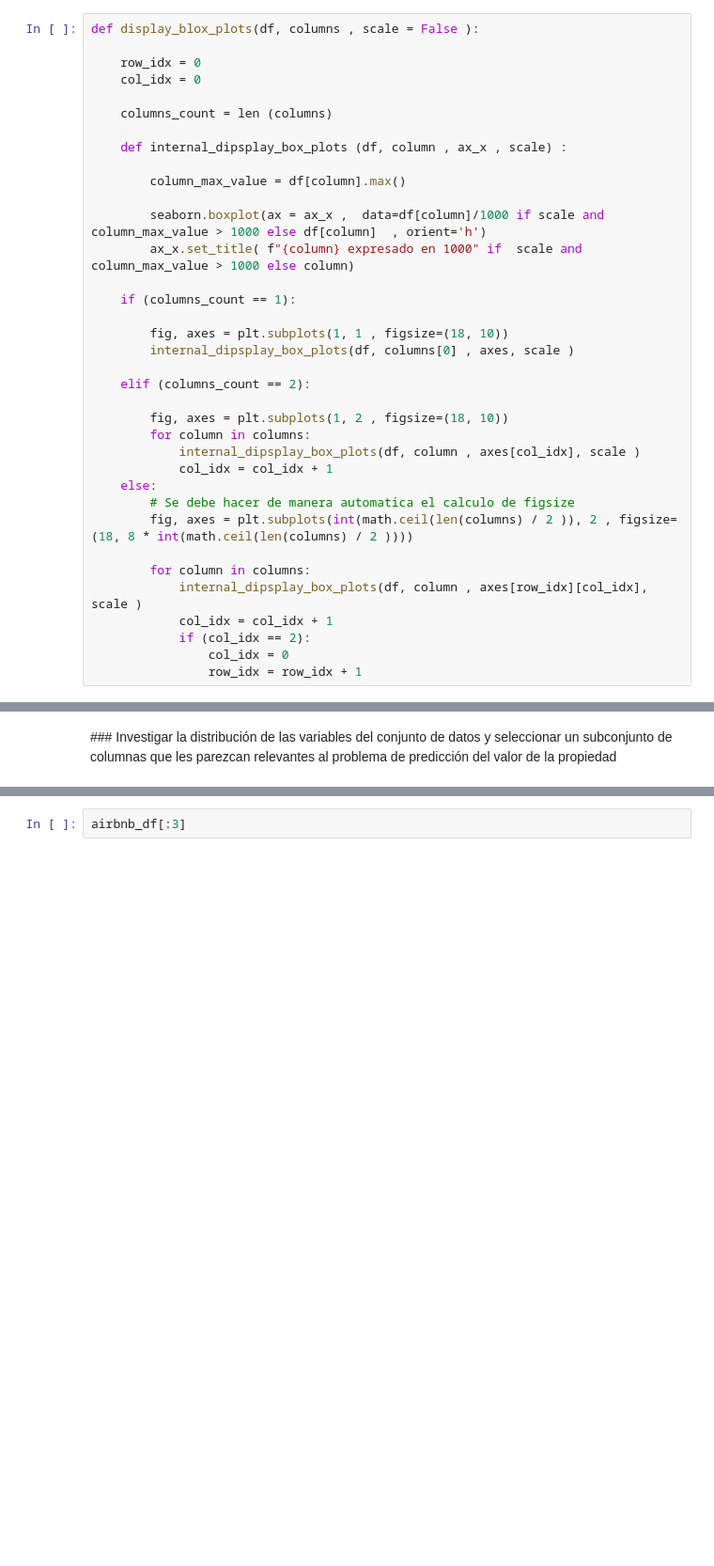
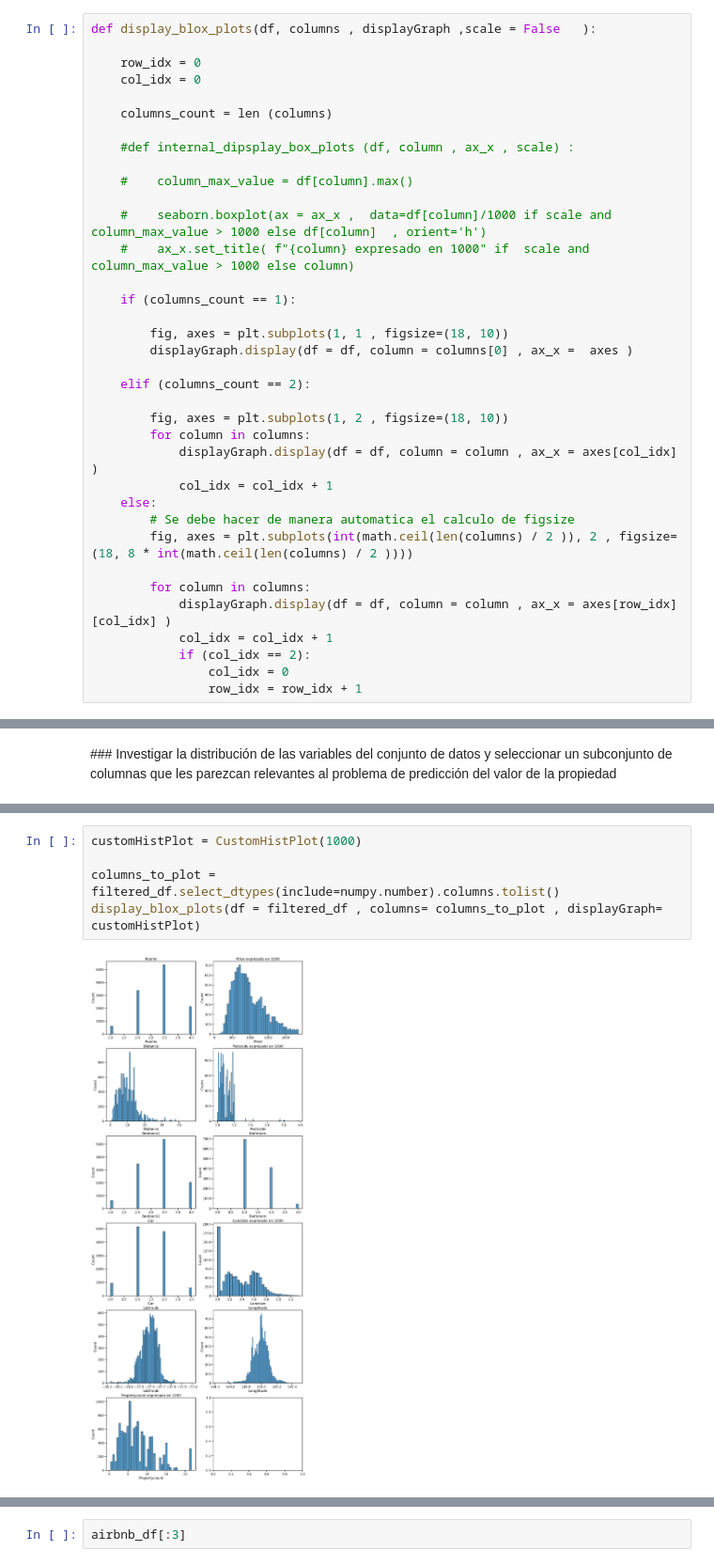
Before and after one commit to cgoviedo/Diplodatos, a Jupyter notebook: analisis_curacion/Entregable_Parte_1.ipynb, the cells around one changed output, grey strips where cells are left out. Shown at 94% size. Drawn from its saved outputs; the diff is of its cells as text; blank space fills up the shorter version.

```diff
--- a/analisis_curacion/Entregable_Parte_1.ipynb
+++ b/analisis_curacion/Entregable_Parte_1.ipynb
@@ -165,37 +168,37 @@ melb_df
 | 13579 | Yarraville | 6 Agnes St | 4 | h | 1285000.0 | SP | Village | 26/08/2017 | 6.3 | 3013.0 | 4.0 | ... |
 13580 rows × 19 columns
 # %%
-def display_blox_plots(df, columns , scale = False ):
+def display_blox_plots(df, columns , displayGraph ,scale = False   ):
 
     row_idx = 0
     col_idx = 0
 
     columns_count = len (columns)
 
-    def internal_dipsplay_box_plots (df, column , ax_x , scale) :
+    #def internal_dipsplay_box_plots (df, column , ax_x , scale) :
 
-        column_max_value = df[column].max()
+    #    column_max_value = df[column].max()
 
-        seaborn.boxplot(ax = ax_x ,  data=df[column]/1000 if scale and column_max_value > 1000 else df[column]  , orient='h')
-        ax_x.set_title( f"{column} expresado en 1000" if  scale and column_max_value > 1000 else column)
+    #    seaborn.boxplot(ax = ax_x ,  data=df[column]/1000 if scale and column_max_value > 1000 else df[column]  , orient='h')
+    #    ax_x.set_title( f"{column} expresado en 1000" if  scale and column_max_value > 1000 else column)
 
     if (columns_count == 1):
 
         fig, axes = plt.subplots(1, 1 , figsize=(18, 10))
-        internal_dipsplay_box_plots(df, columns[0] , axes, scale )
+        displayGraph.display(df = df, column = columns[0] , ax_x =  axes )
 
     elif (columns_count == 2):
 
         fig, axes = plt.subplots(1, 2 , figsize=(18, 10))
         for column in columns:
-            internal_dipsplay_box_plots(df, column , axes[col_idx], scale )
+            displayGraph.display(df = df, column = column , ax_x = axes[col_idx] )
             col_idx = col_idx + 1
     else:
         # Se debe hacer de manera automatica el calculo de figsize
         fig, axes = plt.subplots(int(math.ceil(len(columns) / 2 )), 2 , figsize=(18, 8 * int(math.ceil(len(columns) / 2 ))))
 
         for column in columns:
-            internal_dipsplay_box_plots(df, column , axes[row_idx][col_idx], scale )
+            displayGraph.display(df = df, column = column , ax_x = axes[row_idx][col_idx] )
             col_idx = col_idx + 1
             if (col_idx == 2):
                 col_idx = 0
@@ -311,0 +385,7 @@ plt.show()
+# %%
+customHistPlot = CustomHistPlot(1000)
+
+columns_to_plot = filtered_df.select_dtypes(include=numpy.number).columns.tolist()
+display_blox_plots(df = filtered_df , columns= columns_to_plot , displayGraph= customHistPlot)
+# %% [output]
+[figure, added]
```
Also changed, not shown: parts of 7 cells of this notebook.
